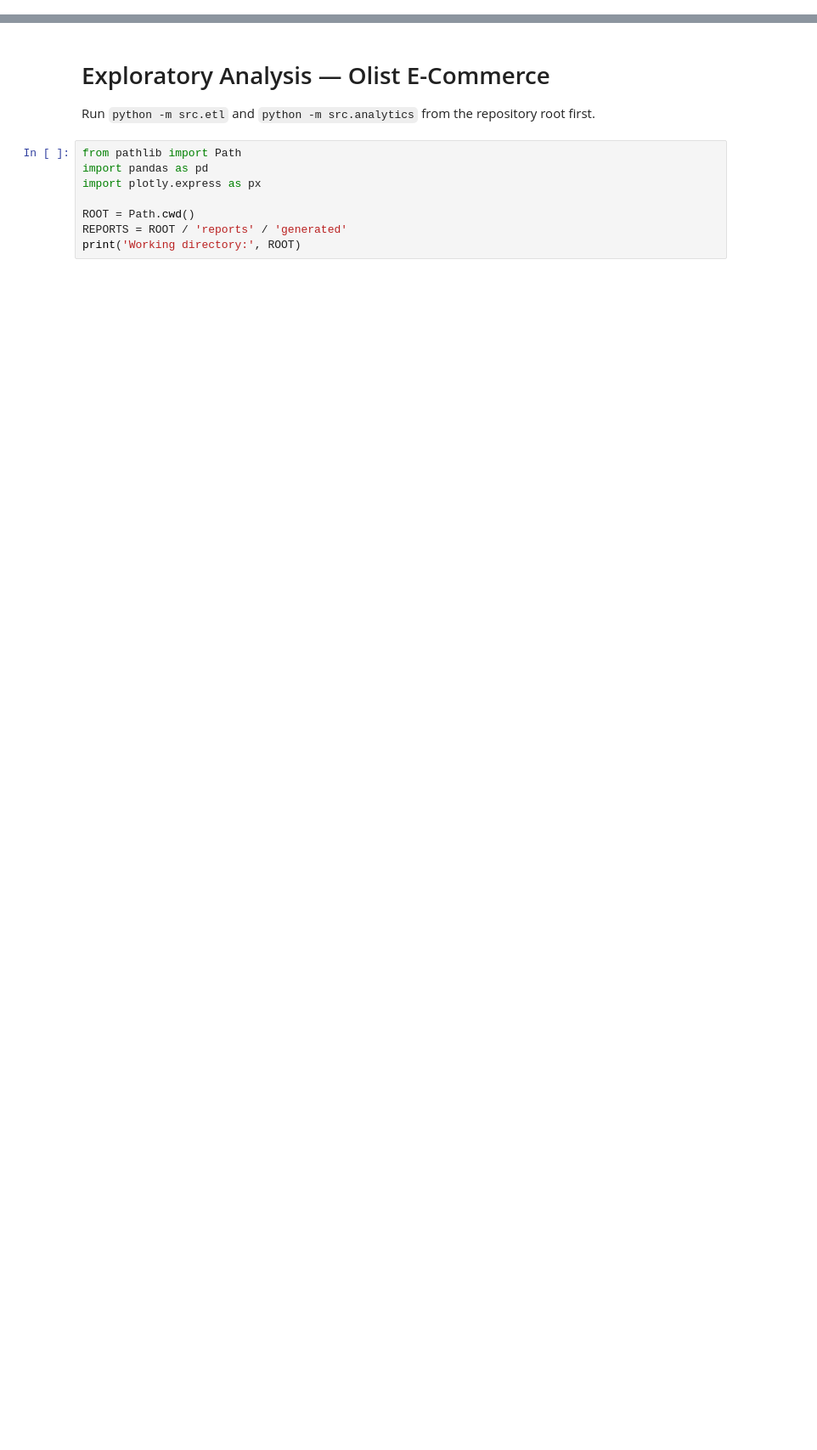
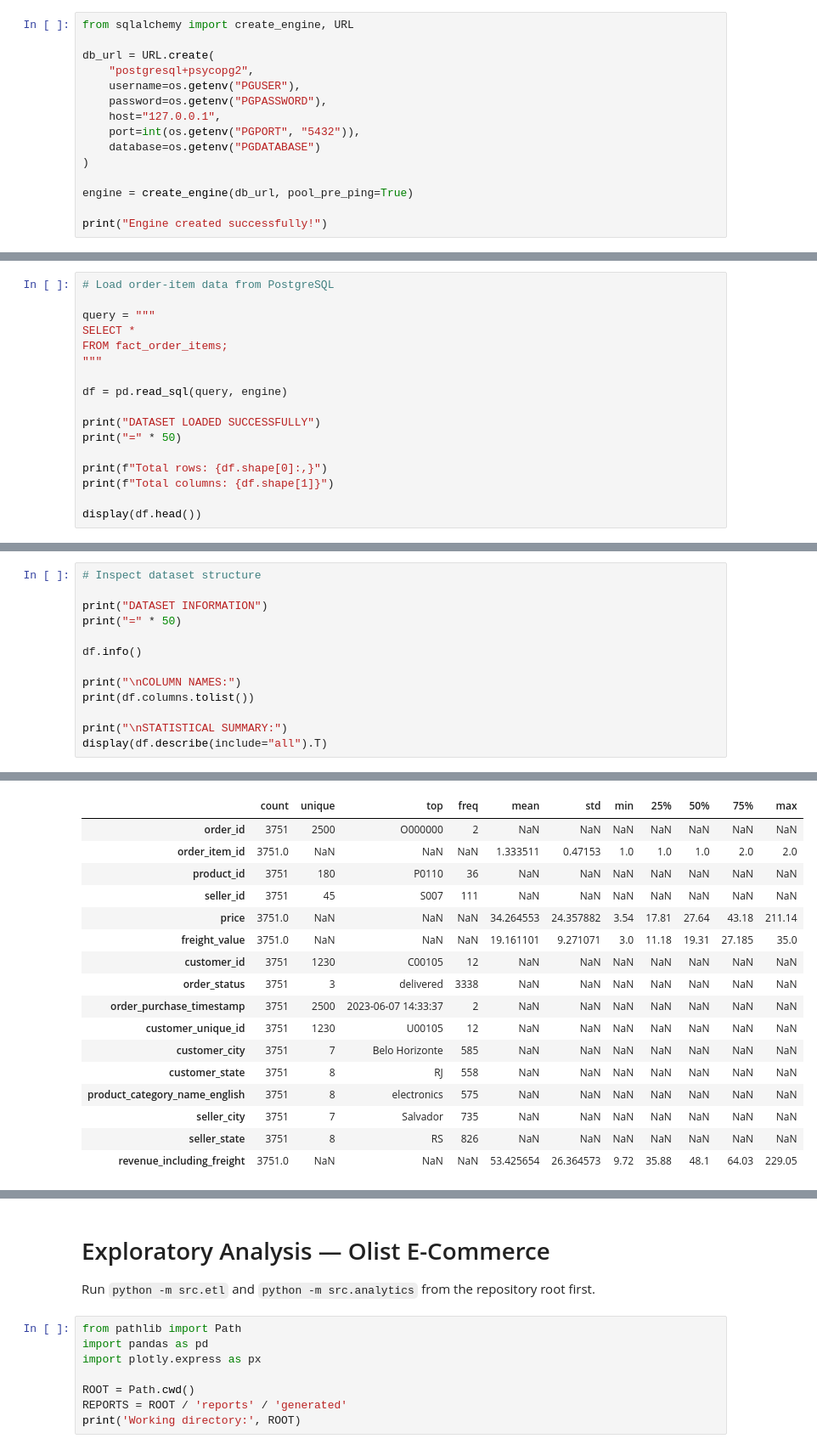
Before and after one commit to Fariha12t/ecommerce-customer-revenue-intelligence, a Jupyter notebook: notebooks/exploratory_analysis.ipynb, the cells around one changed output, grey strips where cells are left out. Shown at 85% size. Saved outputs shown, nothing was run; the diff lists cells and outputs as text; blank space fills up the shorter version.

Commit message:
Complete SQL analysis, revenue EDA and customer RFM segmentation

```diff
--- a/notebooks/exploratory_analysis.ipynb
+++ b/notebooks/exploratory_analysis.ipynb
@@ -0,0 +85,15 @@
+# %%
+from sqlalchemy import create_engine, URL
+
+db_url = URL.create(
+    "postgresql+psycopg2",
+    username=os.getenv("PGUSER"),
+    password=os.getenv("PGPASSWORD"),
+    host="127.0.0.1",
+    port=int(os.getenv("PGPORT", "5432")),
+    database=os.getenv("PGDATABASE")
+)
+
+engine = create_engine(db_url, pool_pre_ping=True)
+
+print("Engine created successfully!")
@@ -0,0 +113,17 @@
+# %%
+# Load order-item data from PostgreSQL
+
+query = """
+SELECT *
+FROM fact_order_items;
+"""
+
+df = pd.read_sql(query, engine)
+
+print("DATASET LOADED SUCCESSFULLY")
+print("=" * 50)
+
+print(f"Total rows: {df.shape[0]:,}")
+print(f"Total columns: {df.shape[1]}")
+
+display(df.head())
@@ -0,0 +141,14 @@
+# %%
+# Inspect dataset structure
+
+print("DATASET INFORMATION")
+print("=" * 50)
+
+df.info()
+
+print("\nCOLUMN NAMES:")
+print(df.columns.tolist())
+
+print("\nSTATISTICAL SUMMARY:")
+display(df.describe(include="all").T)
+# %% [output]
@@ -0,0 +172,17 @@
+|  | count | unique | top | freq | mean | std | min | 25% | 50% | 75% | max |
+| order_id | 3751 | 2500 | O000000 | 2 | NaN | NaN | NaN | NaN | NaN | NaN | NaN |
+| order_item_id | 3751.0 | NaN | NaN | NaN | 1.333511 | 0.47153 | 1.0 | 1.0 | 1.0 | 2.0 | 2.0 |
+| product_id | 3751 | 180 | P0110 | 36 | NaN | NaN | NaN | NaN | NaN | NaN | NaN |
+| seller_id | 3751 | 45 | S007 | 111 | NaN | NaN | NaN | NaN | NaN | NaN | NaN |
+| price | 3751.0 | NaN | NaN | NaN | 34.264553 | 24.357882 | 3.54 | 17.81 | 27.64 | 43.18 | 211.14 |
+| freight_value | 3751.0 | NaN | NaN | NaN | 19.161101 | 9.271071 | 3.0 | 11.18 | 19.31 | 27.185 | 35.0 |
+| customer_id | 3751 | 1230 | C00105 | 12 | NaN | NaN | NaN | NaN | NaN | NaN | NaN |
+| order_status | 3751 | 3 | delivered | 3338 | NaN | NaN | NaN | NaN | NaN | NaN | NaN |
+| order_purchase_timestamp | 3751 | 2500 | 2023-06-07 14:33:37 | 2 | NaN | NaN | NaN | NaN | NaN | NaN | NaN |
+| customer_unique_id | 3751 | 1230 | U00105 | 12 | NaN | NaN | NaN | NaN | NaN | NaN | NaN |
+| customer_city | 3751 | 7 | Belo Horizonte | 585 | NaN | NaN | NaN | NaN | NaN | NaN | NaN |
+| customer_state | 3751 | 8 | RJ | 558 | NaN | NaN | NaN | NaN | NaN | NaN | NaN |
+| product_category_name_english | 3751 | 8 | electronics | 575 | NaN | NaN | NaN | NaN | NaN | NaN | NaN |
+| seller_city | 3751 | 7 | Salvador | 735 | NaN | NaN | NaN | NaN | NaN | NaN | NaN |
+| seller_state | 3751 | 8 | RS | 826 | NaN | NaN | NaN | NaN | NaN | NaN | NaN |
+| revenue_including_freight | 3751.0 | NaN | NaN | NaN | 53.425654 | 26.364573 | 9.72 | 35.88 | 48.1 | 64.03 | 229.05 |
```
Also changed, not shown: parts of 26 cells of this notebook, 1 other file.
